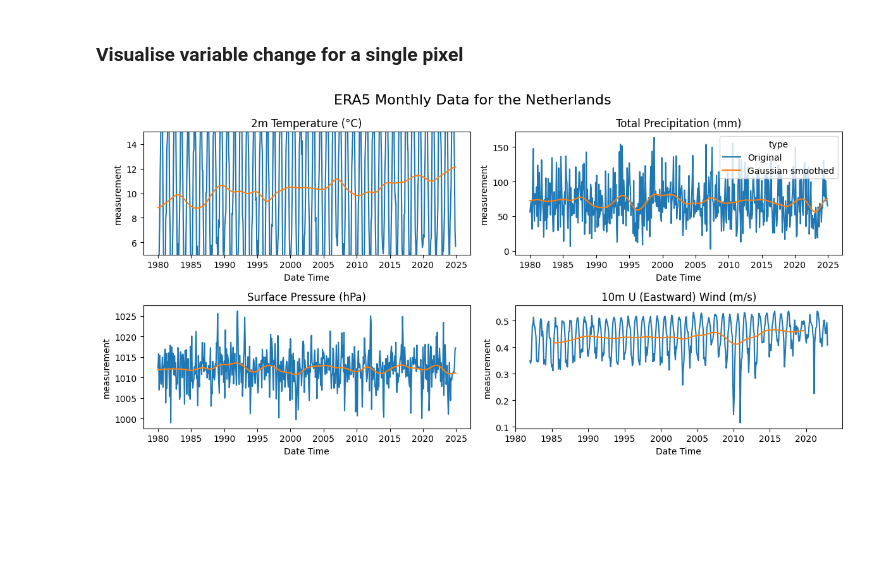
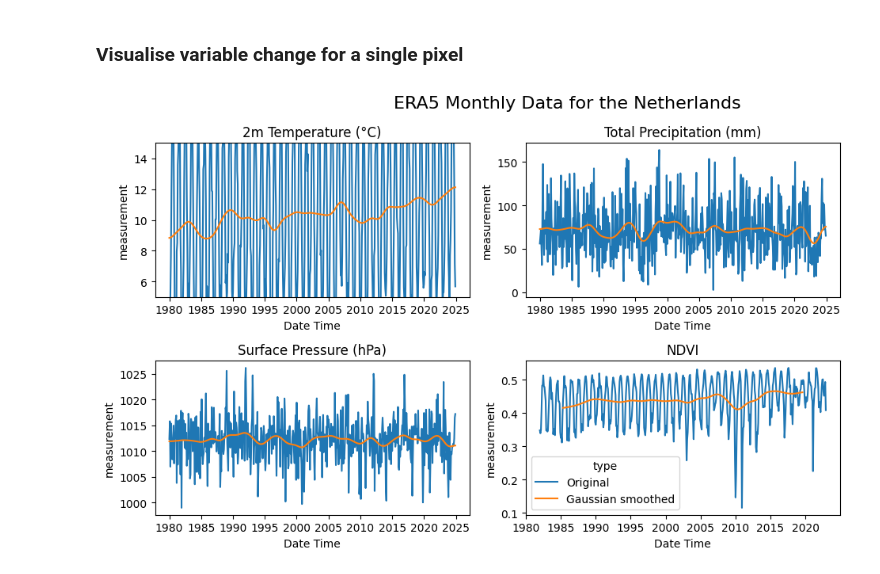
Before and after one commit to xizhurs/stress_prediction, a Jupyter notebook: notebooks/explore.ipynb, the cells around one changed output. Drawn from its saved outputs; the diff is of its cells as text; code cells hidden in the pictures; blank space fills up the shorter version.

Commit message:
add figure and readme

```diff
--- a/notebooks/explore.ipynb
+++ b/notebooks/explore.ipynb
@@ -7,7 +7,7 @@ import matplotlib.pyplot as plt
 from scipy.ndimage import gaussian_filter1d
 from scipy.signal import savgol_filter
 
-xarr = xr.open_dataset("data/netherlands_era5_with_ndvi_vci.nc")  # dims: time, lat, lon
+xarr = xr.open_dataset("data/netherlands_era5_with_ndvi.nc")  # dims: time, lat, lon
 xarr = xarr.to_array()
 # U Eastward, V Northward, T2M 2m Temperature, SP Surface Pressure, TP Total Precipitation
 # %% [markdown]
@@ -15,11 +15,11 @@ xarr = xarr.to_array()
 # %%
 df = xarr.to_dataframe(name="value").reset_index()
 df_mean = (
-    df.assign(valid_time=lambda x: pd.to_datetime(x["valid_time"]))
+    df.assign(valid_time=lambda x: pd.to_datetime(x["time"]))
     .assign(value=lambda x: pd.to_numeric(x["value"], errors="coerce"))
-    .groupby(["valid_time", "variable"], as_index=False)
+    .groupby(["time", "variable"], as_index=False)
     .agg({"value": "mean"})
-    .rename(columns={"value": "Original", "valid_time": "Date Time"})
+    .rename(columns={"value": "Original", "time": "Date Time"})
 )
 
 # --- Parameters ---
@@ -69,42 +69,44 @@ sns.lineplot(
     x="Date Time",
     y="measurement",
     hue="type",
-    # style="type",
     ax=ax[0][0],
     legend=False,
 )
 sns.lineplot(
     data=df_smoothed[df_smoothed["variable"] == "tp"],
     x="Date Time",
     y="measurement",
     hue="type",
-    # style="type",
     ax=ax[0][1],
+    legend=False,
 )
 sns.lineplot(
     data=df_smoothed[df_smoothed["variable"] == "sp"],
     x="Date Time",
     y="measurement",
     hue="type",
-    # style="type",
     ax=ax[1][0],
     legend=False,
 )
 sns.lineplot(
     data=df_smoothed[df_smoothed["variable"] == "NDVI"],
     x="Date Time",
     y="measurement",
     hue="type",
-    # style="type",
     ax=ax[1][1],
-    legend=False,
+    legend=True,
 )
+
 fig.suptitle("ERA5 Monthly Data for the Netherlands", fontsize=16)
 ax[0][0].set_title("2m Temperature (°C)")
 ax[0][0].set_ylim(5, 15)
 ax[0][1].set_title("Total Precipitation (mm)")
 ax[1][0].set_title("Surface Pressure (hPa)")
-ax[1][1].set_title("10m U (Eastward) Wind (m/s)")
-plt.tight_layout()
+ax[1][1].set_title("NDVI")
+
+plt.tight_layout(rect=[0, 0, 0.8, 1])  # Make space for the legend
+plt.savefig(
+    "data/figures/era5_netherlands_timeseries.png", dpi=300, bbox_inches="tight"
+)
 # %% [output]
-[figure, old version]
+[figure, new version]
```
Also changed, not shown: 3 other files.
